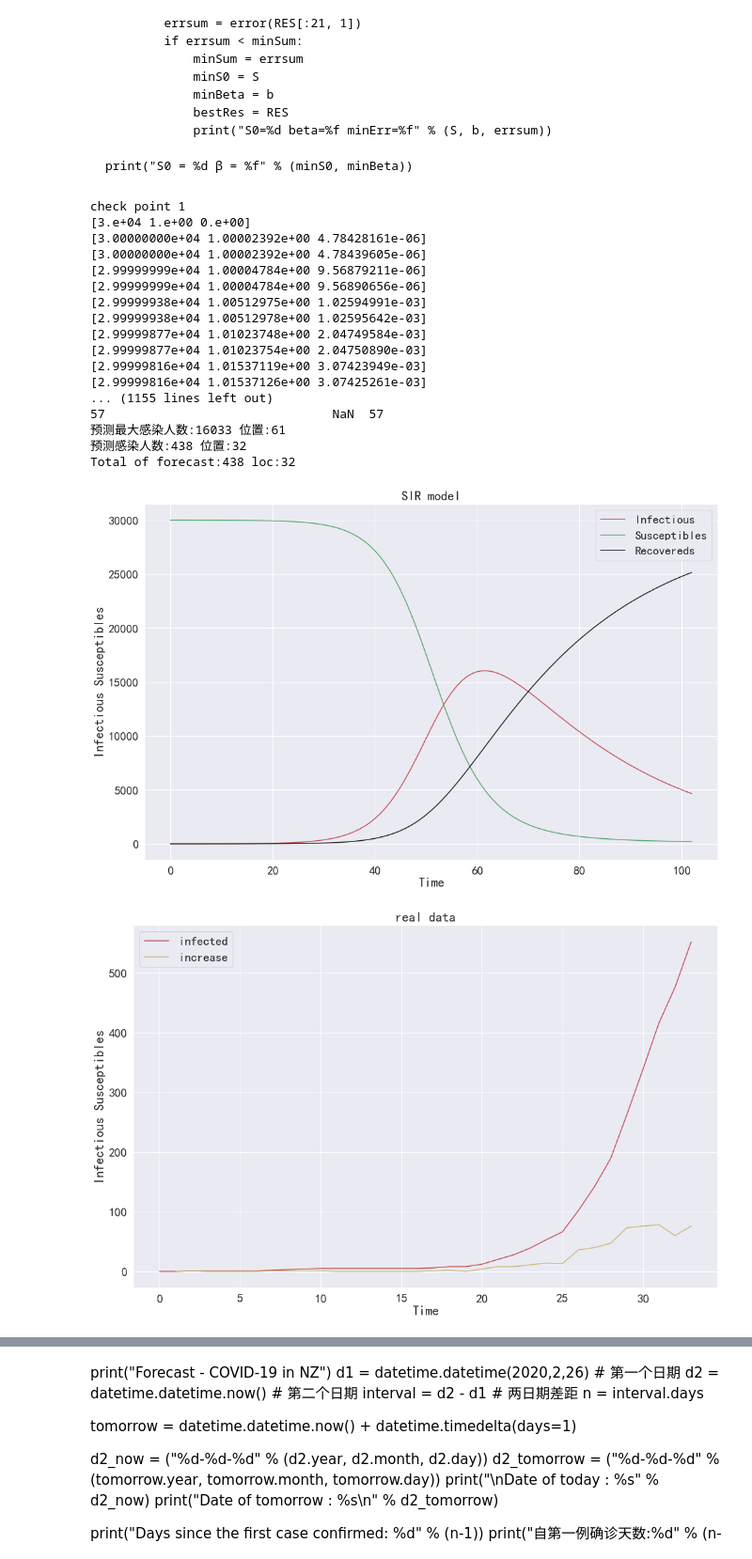
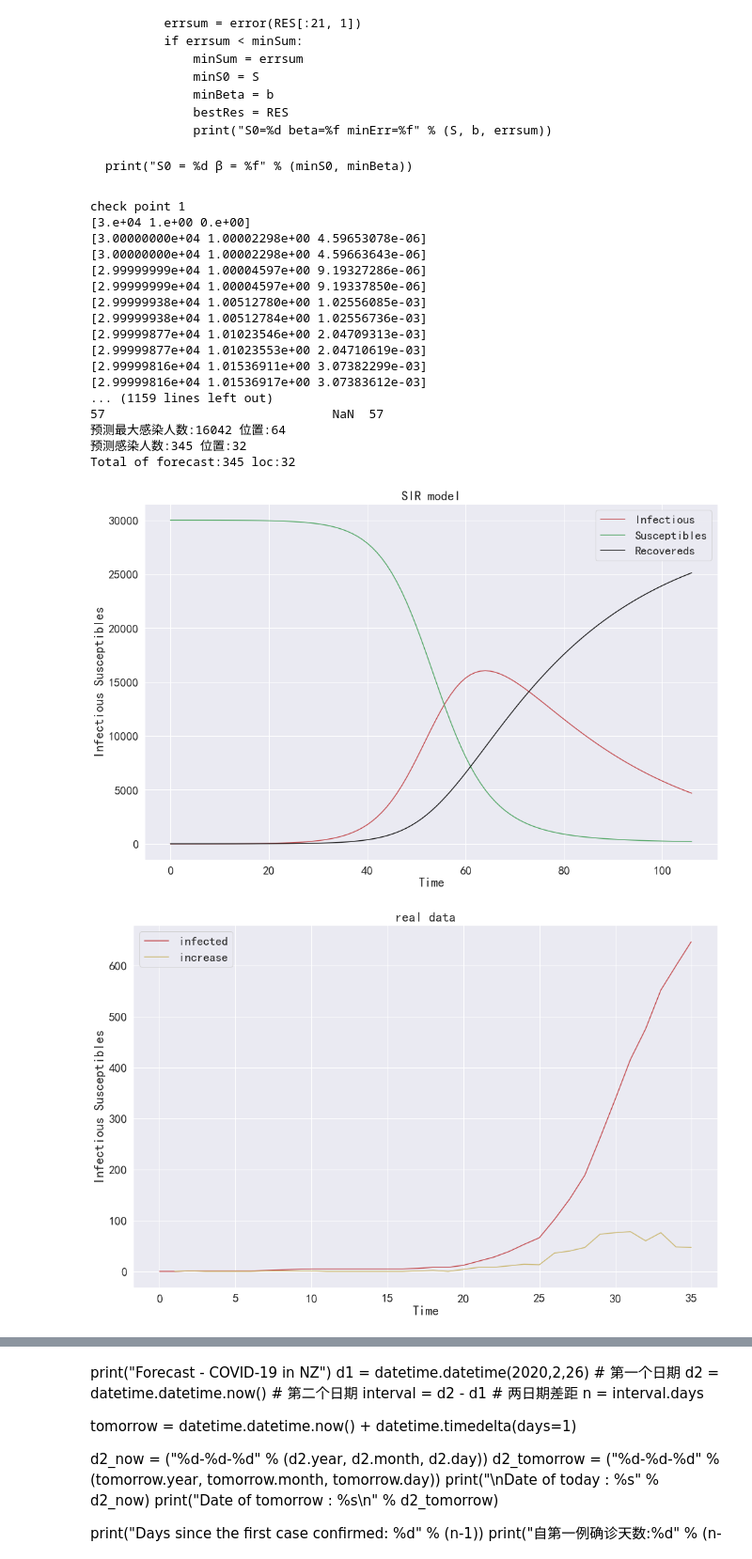
Before and after one commit to KindOPSTAR/COVID-19-NZ-DATA-ANALYSIS, a Jupyter notebook: COVID-19-DATA-NZ.ipynb, the cells around one changed output, grey strips where cells are left out. Shown at 94% size. Cells and saved outputs as stored; diff of their text form; code cells hidden in the pictures.

```diff
--- a/COVID-19-DATA-NZ.ipynb
+++ b/COVID-19-DATA-NZ.ipynb
@@ -327,8 +327,10 @@ x111 = 1
 if (n-28) < 14:
     print("check point 1")
     ### change value of TS and TS1 below
-    TS= random.uniform(0.98,0.986)
-    TS_add = random.uniform(0.007,0.015)
+    #TS= random.uniform(0.98,0.886)
+    TS= random.uniform(0.9415,0.9471)
+    #TS_add = random.uniform(0.007,0.015)
+    TS_add = random.uniform(0.015,0.023)
     TS1=TS + TS_add
 
 if (n-28) >= 14:
@@ -412,46 +414,46 @@ if __name__ == "__main__":
     pl.title("real data")
     pl.xlabel("Time")
     pl.ylabel("Infectious Susceptibles")
     pl.savefig("realdata.png")
 
 
     print("预测最大感染人数:%d 位置:%d" % (RES[:,1].max(), np.argmax(RES[:, 1])))
     print("预测感染人数:%d 位置:%d" % (RES[31:32,1].max(), 32))
 # 将预测值与真实值画到一起
     fig = pl.figure()
     pl.subplot(111)
     pl.plot(RES[:, 1], "-r", label = "Infectious")
     pl.plot(data["Total to date"], "o", label = "realdata")
     pl.plot(data["Total to date"]-data["Total to date"].shift(1), "-y", label = "increase")
    # pl.plot([31:100],ydata.RES_1[:, 1],"-g", label = "Infectious after lockdown")
     #plt.annotate(s='Lockdown',xy=(31,262),xytext=(31,100))
     #plt.annotate('Lockdown', xy=(31, 262) ,xytext=(31, 10000),arrowprops=dict(facecolor='black', shrink=0.05))
     plt.plot([31,31],[0,18000],dashes=[1,2,4,4])
    # plt.axhline(xy=([31,0]), color='r', linestyle='-')
     plt.plot([13,0],[31,0])
     pl.legend(loc = 0)
     pl.title("SIR model")
     pl.xlabel("Days since the first case confirmed")
     pl.ylabel("Number of confirmed cases in New Zealand")
     pl.savefig("test.png")
     print("Total of forecast:%d loc:%d" % (RES[31:32,1].max(), 32))
 # %% [output]
 check point 1
 [3.e+04 1.e+00 0.e+00]
-[3.00000000e+04 1.00002392e+00 4.78428161e-06]
-[3.00000000e+04 1.00002392e+00 4.78439605e-06]
-[2.99999999e+04 1.00004784e+00 9.56879211e-06]
-[2.99999999e+04 1.00004784e+00 9.56890656e-06]
-[2.99999938e+04 1.00512975e+00 1.02594991e-03]
-[2.99999938e+04 1.00512978e+00 1.02595642e-03]
-[2.99999877e+04 1.01023748e+00 2.04749584e-03]
-[2.99999877e+04 1.01023754e+00 2.04750890e-03]
-[2.99999816e+04 1.01537119e+00 3.07423949e-03]
-[2.99999816e+04 1.01537126e+00 3.07425261e-03]
-... (1155 lines left out)
+[3.00000000e+04 1.00002298e+00 4.59653078e-06]
+[3.00000000e+04 1.00002298e+00 4.59663643e-06]
+[2.99999999e+04 1.00004597e+00 9.19327286e-06]
+[2.99999999e+04 1.00004597e+00 9.19337850e-06]
+[2.99999938e+04 1.00512780e+00 1.02556085e-03]
+[2.99999938e+04 1.00512784e+00 1.02556736e-03]
+[2.99999877e+04 1.01023546e+00 2.04709313e-03]
+[2.99999877e+04 1.01023553e+00 2.04710619e-03]
+[2.99999816e+04 1.01536911e+00 3.07382299e-03]
+[2.99999816e+04 1.01536917e+00 3.07383612e-03]
+... (1159 lines left out)
 57                               NaN  57
-预测最大感染人数:16033 位置:61
-预测感染人数:438 位置:32
-Total of forecast:438 loc:32
+预测最大感染人数:16042 位置:64
+预测感染人数:345 位置:32
+Total of forecast:345 loc:32
-[figure, old version]
+[figure, new version]
-[figure, old version]
+[figure, new version]
```
Also changed, not shown: parts of 55 cells of this notebook.
